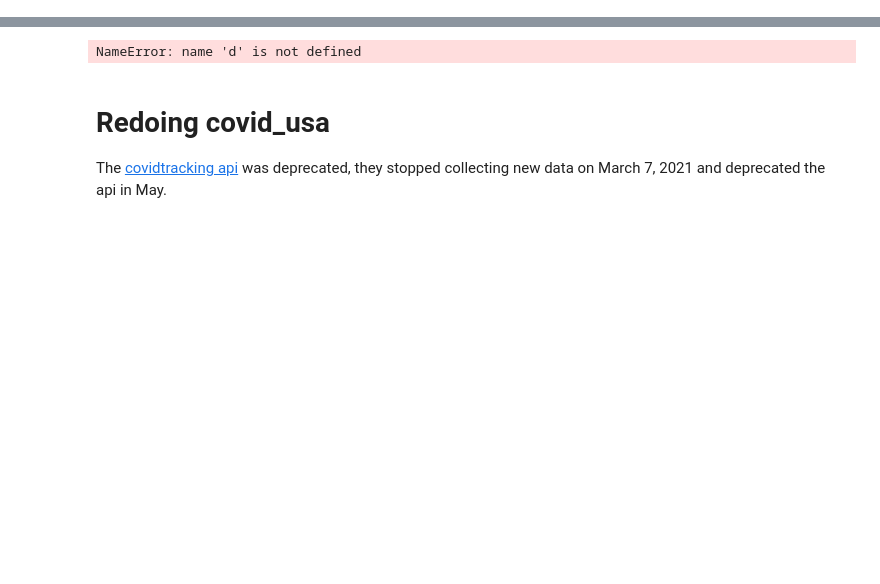
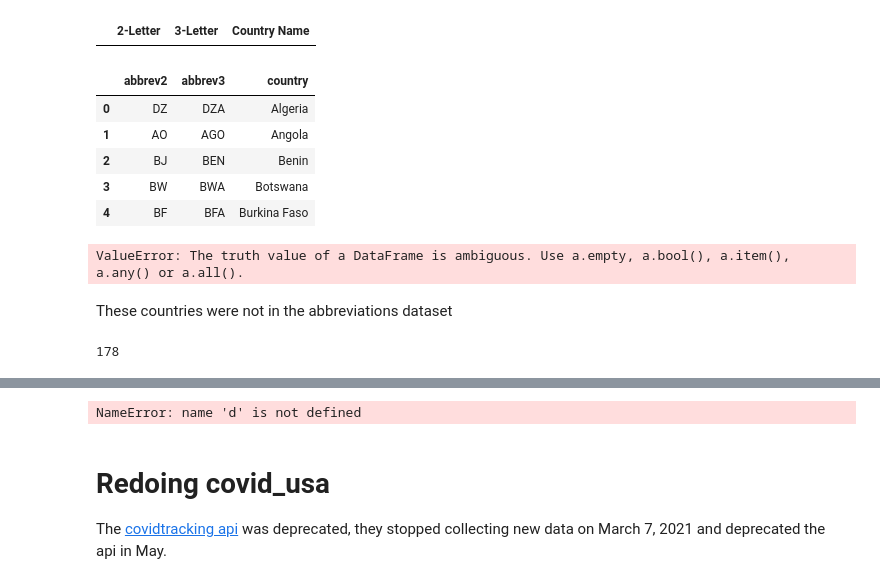
Before and after one commit to pomkos/covid_dash, a Jupyter notebook: covid_soup.ipynb, the cells around one changed output, grey strips where cells are left out. Saved outputs shown, nothing was run; the diff lists cells and outputs as text; code cells hidden in the pictures; blank space fills up the shorter version.

```diff
--- a/covid_soup.ipynb
+++ b/covid_soup.ipynb
@@ -47,0 +312,10 @@ df_news
+# %%
+abbrevs = pd.read_html("https://abbreviations.yourdictionary.com/articles/country-abbreviations.html",header=0)
+# %%
+abbrevs_df = pd.DataFrame(columns = abbrevs[0].columns)
+abbrevs_df
+# %% [output]
+|  | 2-Letter | 3-Letter | Country Name |
+# %%
+for data in abbrevs:
+    abbrevs_df = abbrevs_df.append(data)
@@ -47,0 +325,10 @@ df_news
+# %%
+abbrevs_df.columns = ['abbrev2','abbrev3','country']
+abbrevs_df.head()
+# %% [output]
+|  | abbrev2 | abbrev3 | country |
+| 0 | DZ | DZA | Algeria |
+| 1 | AO | AGO | Angola |
+| 2 | BJ | BEN | Benin |
+| 3 | BW | BWA | Botswana |
+| 4 | BF | BFA | Burkina Faso |
@@ -47,0 +349,10 @@ df_news
+# %%
+mask = covid_countries['country'].apply(lambda x: find_country(x, abbrevs_df, 'country'))
+# %% [output]
+ValueError: The truth value of a DataFrame is ambiguous. Use a.empty, a.bool(), a.item(), a.any() or a.all().
+# %% [markdown]
+These countries were not in the abbreviations dataset
+# %%
+covid_countries[covid_countries['country'].str.contains('Slovakia')].index[0]
+# %% [output]
+178
```
Also changed, not shown: parts of 35 cells of this notebook, 5 other files.
